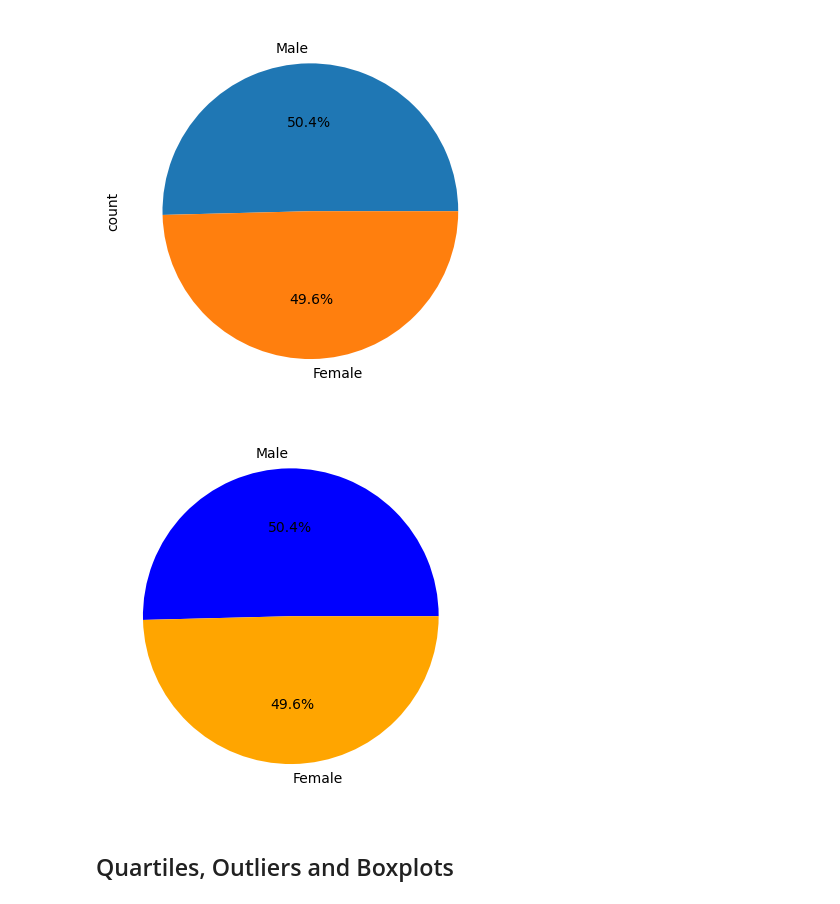
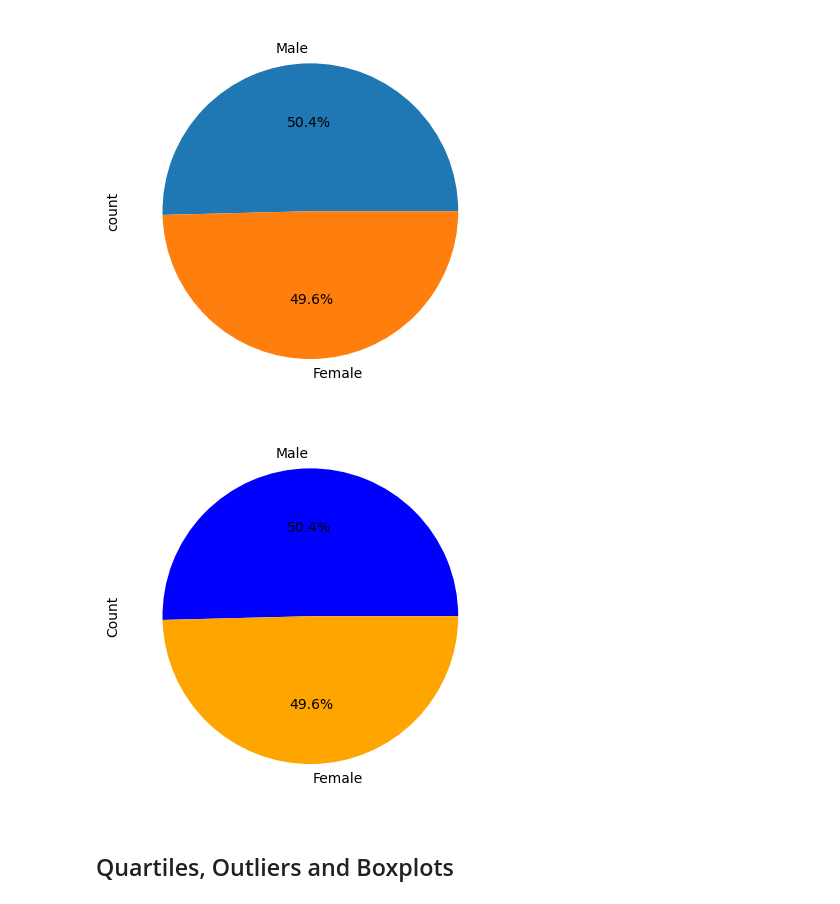
Before and after one commit to zachrehfuss/Homework-Module-5, a Jupyter notebook: Starter_Code/Pymaceuticals/pymaceuticals_starter.ipynb, the cells around one changed output. Drawn from its saved outputs; the diff is of its cells as text; code cells hidden in the pictures.

```diff
--- a/Starter_Code/Pymaceuticals/pymaceuticals_starter.ipynb
+++ b/Starter_Code/Pymaceuticals/pymaceuticals_starter.ipynb
@@ -121,13 +121,14 @@ plt.show()
 # %%
 # Generate a pie chart, using pyplot, showing the distribution of unique female versus male mice used in the study
 labels = ['Male', 'Female']
 Gender = sex.Sex.value_counts()
 colors = ['blue', 'orange']
 explode = [0,0]
 plt.pie(Gender, explode=explode, labels = labels, colors=colors, autopct="%1.1f%%", shadow=False, startangle=0)
+plt.ylabel("Count")
 plt.show()
 # %% [output]
-[figure, old version]
+[figure, new version]
 # %% [markdown]
 ## Quartiles, Outliers and Boxplots
 # %%
```
Also changed, not shown: parts of 1 cell of this notebook, 1 other file.
